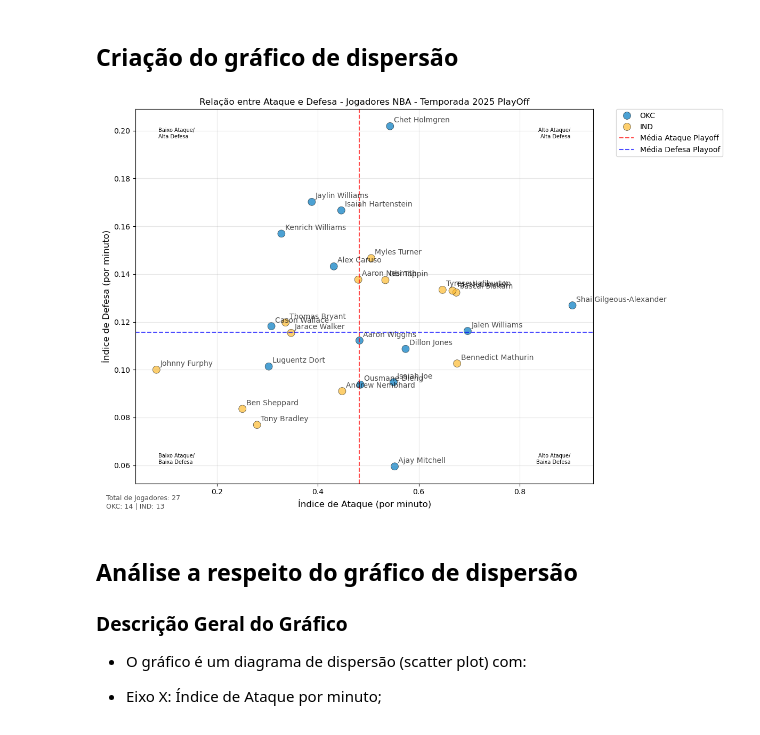
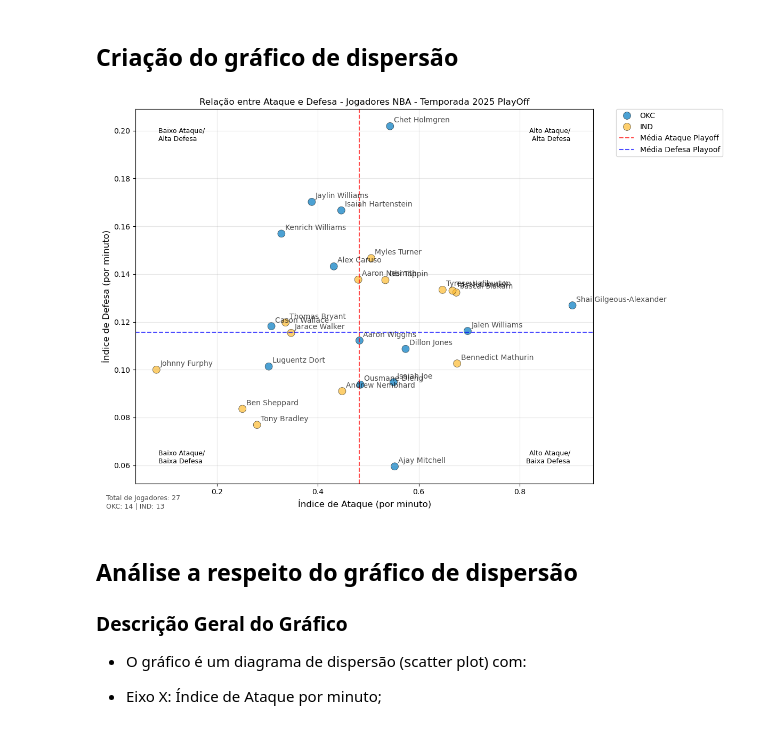
Before and after one commit to ciceroalcantara/analises, a Jupyter notebook: 001_nba_playoff_okc_ind_2025.ipynb, the cells around one changed output. Drawn from its saved outputs; the diff is of its cells as text; code cells hidden in the pictures.

```diff
--- a/001_nba_playoff_okc_ind_2025.ipynb
+++ b/001_nba_playoff_okc_ind_2025.ipynb
@@ -236,38 +236,38 @@ grafico = sns.scatterplot(data=df_filtrado,
 # Adicionar labels para 20 jogadores destacados por minutos jogados
 for i, row in df_filtrado.nlargest(50, 'MP').iterrows():
     plt.annotate(row['Player'], # nome do jogador
                 (row['Ataque_por_minuto'], row['Defesa_por_minuto']), # posicao que o nome vai ficar
                 xytext=(5, 5), # Distancia do nome pro ponto
                 textcoords='offset points',
                 fontsize=10,
                 alpha=0.7)
 
 plt.xlabel('Índice de Ataque (por minuto)', fontsize=12) # Nome eixo X
 plt.ylabel('Índice de Defesa (por minuto)', fontsize=12) # Nome eixo Y
 plt.title(f'Relação entre Ataque e Defesa - Jogadores NBA - Temporada {temporada} PlayOff') # Nome do gráfico
 plt.grid(True, alpha=0.3) # Ativa a grade do grafico
 
 # Adicionar linhas de média
 plt.axvline(df['Ataque_por_minuto'].mean(), color='red', linestyle='--', alpha=0.7, label='Média Ataque Playoff')
 plt.axhline(df['Defesa_por_minuto'].mean(), color='blue', linestyle='--', alpha=0.7, label='Média Defesa Playoof')
 
 # Especificando os quadrantes
-plt.text(0.95, 0.95, 'Alto Ataque/\nAlta Defesa', transform=plt.gca().transAxes, fontsize=7, ha='right', va='top')
-plt.text(0.05, 0.95, 'Baixo Ataque/\nAlta Defesa', transform=plt.gca().transAxes, fontsize=7, ha='left', va='top')
-plt.text(0.05, 0.05, 'Baixo Ataque/\nBaixa Defesa', transform=plt.gca().transAxes, fontsize=7, ha='left', va='bottom')
-plt.text(0.95, 0.05, 'Alto Ataque/\nBaixa Defesa', transform=plt.gca().transAxes, fontsize=7, ha='right', va='bottom')
+plt.text(0.95, 0.95, 'Alto Ataque/\nAlta Defesa', transform=plt.gca().transAxes, fontsize=9, ha='right', va='top')
+plt.text(0.05, 0.95, 'Baixo Ataque/\nAlta Defesa', transform=plt.gca().transAxes, fontsize=9, ha='left', va='top')
+plt.text(0.05, 0.05, 'Baixo Ataque/\nBaixa Defesa', transform=plt.gca().transAxes, fontsize=9, ha='left', va='bottom')
+plt.text(0.95, 0.05, 'Alto Ataque/\nBaixa Defesa', transform=plt.gca().transAxes, fontsize=9, ha='right', va='bottom')
 
 # Ajustar a legenda
 plt.legend(bbox_to_anchor=(1.05, 1), loc='upper left', borderaxespad=0., fontsize=10)
 
 # Totais
 stats_text = f"Total de Jogadores: {len(df_filtrado)}\nOKC: {len(df_filtrado[df_filtrado['Team']=='OKC'])} | IND: {len(df_filtrado[df_filtrado['Team']=='IND'])}"
 plt.figtext(0.02, 0.02, stats_text, fontsize=9, alpha=0.7)
 
 plt.tight_layout()
 plt.show()
 # %% [output]
-[figure, old version]
+[figure, new version]
 # %% [markdown]
 ## Análise a respeito do gráfico de dispersão
 
```
